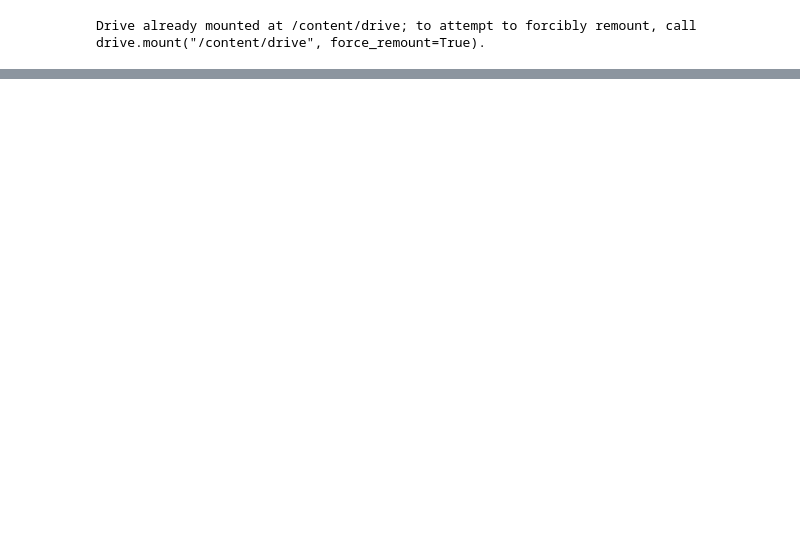
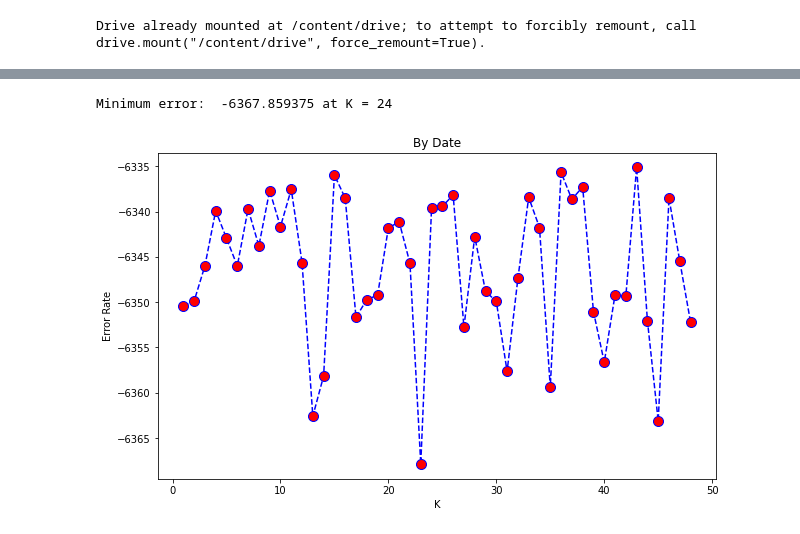
Before and after one commit to pengyk/COMP551, a Jupyter notebook: Copy_of_Copy_of_mini_project1.ipynb, the cells around one changed output, grey strips where cells are left out. Cells and saved outputs as stored; diff of their text form; code cells hidden in the pictures; blank space fills up the shorter version.

```diff
--- a/Copy_of_Copy_of_mini_project1.ipynb
+++ b/Copy_of_Copy_of_mini_project1.ipynb
@@ -351 +506,6 @@ Minimum error:  324.24303430138974 at K = 19
+# %%
+decisionTree_classifier_correct(complete_df, 'region')
+# %% [output]
+Minimum error:  -6367.859375 at K = 24
+[figure, added]
 # %%
```
Also changed, not shown: parts of 49 cells of this notebook.
